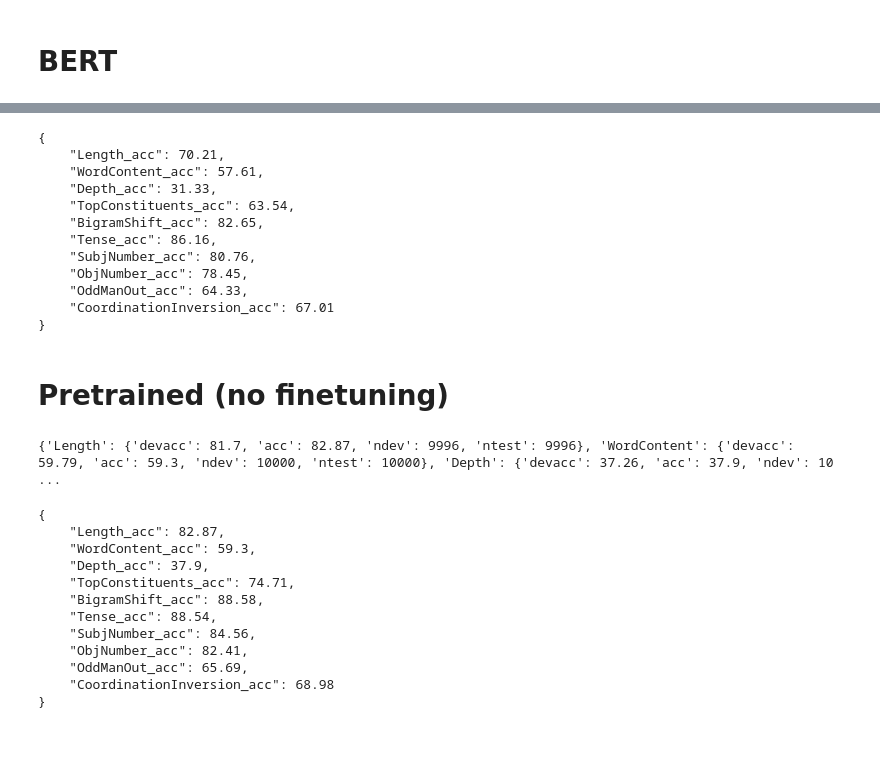
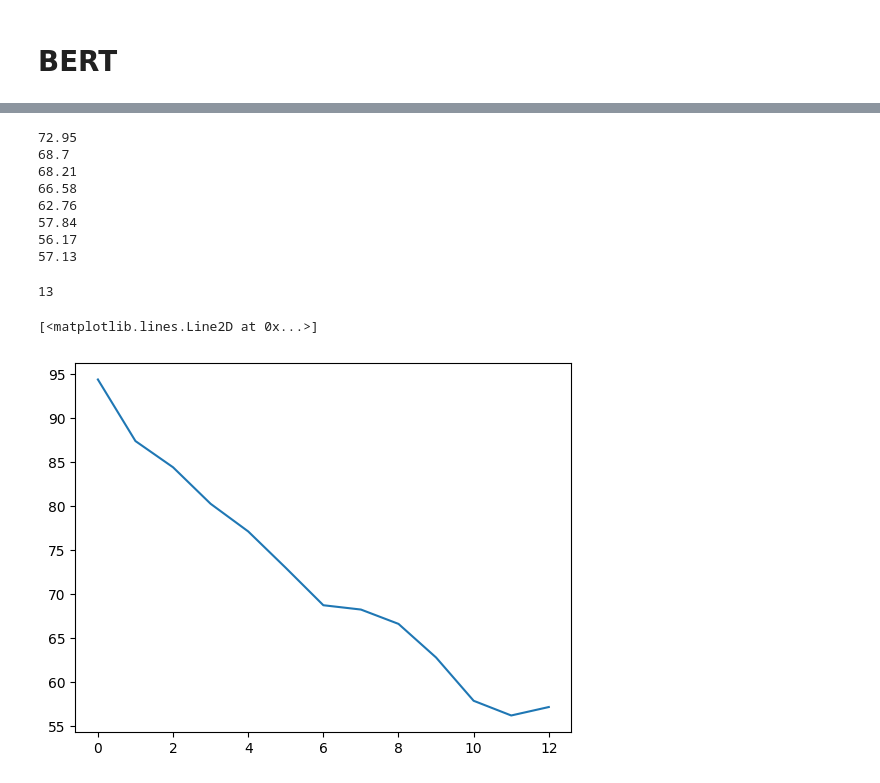
Before and after one commit to ir2718/similarity-embedding-quality, a Jupyter notebook: notebooks/probing_bert.ipynb, the cells around one changed output, grey strips where cells are left out. Drawn from its saved outputs; the diff is of its cells as text; code cells hidden in the pictures; blank space fills up the shorter version.

```diff
--- a/notebooks/probing_bert.ipynb
+++ b/notebooks/probing_bert.ipynb
@@ -92,17 +60,0 @@ To enable the following instructions: AVX2 FMA, in other operations, rebuild Ten
-# %%
-print(json.dumps({f"{k}_acc": v["acc"] for k,v in results.items()}, indent=4))
-# %% [output]
-{
-    "Length_acc": 70.21,
-    "WordContent_acc": 57.61,
-    "Depth_acc": 31.33,
-    "TopConstituents_acc": 63.54,
-    "BigramShift_acc": 82.65,
-    "Tense_acc": 86.16,
-    "SubjNumber_acc": 80.76,
-    "ObjNumber_acc": 78.45,
-    "OddManOut_acc": 64.33,
-    "CoordinationInversion_acc": 67.01
-}
-# %% [markdown]
-# Pretrained (no finetuning)
@@ -109,26 +77,44 @@ print(json.dumps({f"{k}_acc": v["acc"] for k,v in results.items()}, indent=4))
 # %%
-params = {'task_path': PATH_TO_DATA, 'usepytorch': True, 'kfold': 10}
-params['classifier'] = {'nhid': 0, 'optim': 'adam', 'batch_size': 64, 'tenacity': 5, 'epoch_size': 4}
+word_content_bert = []
+for i, model_path in enumerate(models):
+    if i < 5:
+        continue
+    params = {'task_path': PATH_TO_DATA, 'usepytorch': True, 'kfold': 10}
+    params['classifier'] = {'nhid': 0, 'optim': 'adam', 'batch_size': 64, 'tenacity': 5, 'epoch_size': 4}
 
-bert2 = Bert(starting_state=12, path=None)
-se2 = senteval.engine.SE(params, bert2.batcher, bert2.prepare)
+    bert = Bert(starting_state=i, path=f"../output/bert-base-cased/mean/{i}_to_{i+1}/{model_path}.pkl")
+    se = senteval.engine.SE(params, bert.batcher, bert.prepare)
 
-results2 = se2.eval(transfer_tasks)
-print(results2)
+    transfer_tasks = [
+        'WordContent',
+    ]
+
+    results = se.eval(transfer_tasks)
+    print(results["WordContent"]["devacc"])
+    word_content_bert.append(results["WordContent"]["devacc"])
 # %% [output]
-{'Length': {'devacc': 81.7, 'acc': 82.87, 'ndev': 9996, 'ntest': 9996}, 'WordContent': {'devacc': 59.79, 'acc': 59.3, 'ndev': 10000, 'ntest': 10000}, 'Depth': {'devacc': 37.26, 'acc': 37.9, 'ndev': 10 ...
+72.95
+68.7
+68.21
+66.58
+62.76
+57.84
+56.17
+57.13
-# %%
-print(json.dumps({f"{k}_acc": v["acc"] for k,v in results2.items()}, indent=4))
-# %% [output]
-{
-    "Length_acc": 82.87,
-    "WordContent_acc": 59.3,
-    "Depth_acc": 37.9,
-    "TopConstituents_acc": 74.71,
-    "BigramShift_acc": 88.58,
-    "Tense_acc": 88.54,
-    "SubjNumber_acc": 84.56,
-    "ObjNumber_acc": 82.41,
-    "OddManOut_acc": 65.69,
-    "CoordinationInversion_acc": 68.98
-}
+# %%
+values = [94.36, 87.36, 84.38, 80.23, 77.09, 72.95,
+68.7,
+68.21,
+66.58,
+62.76,
+57.84,
+56.17,
+57.13]
+
+print(len(values))
+import matplotlib.pyplot as plt
+plt.plot(values)
+# %% [output]
+13
+[<matplotlib.lines.Line2D at 0x...>]
+[figure, added]
```
Also changed, not shown: parts of 4 cells of this notebook, 2 other files.
